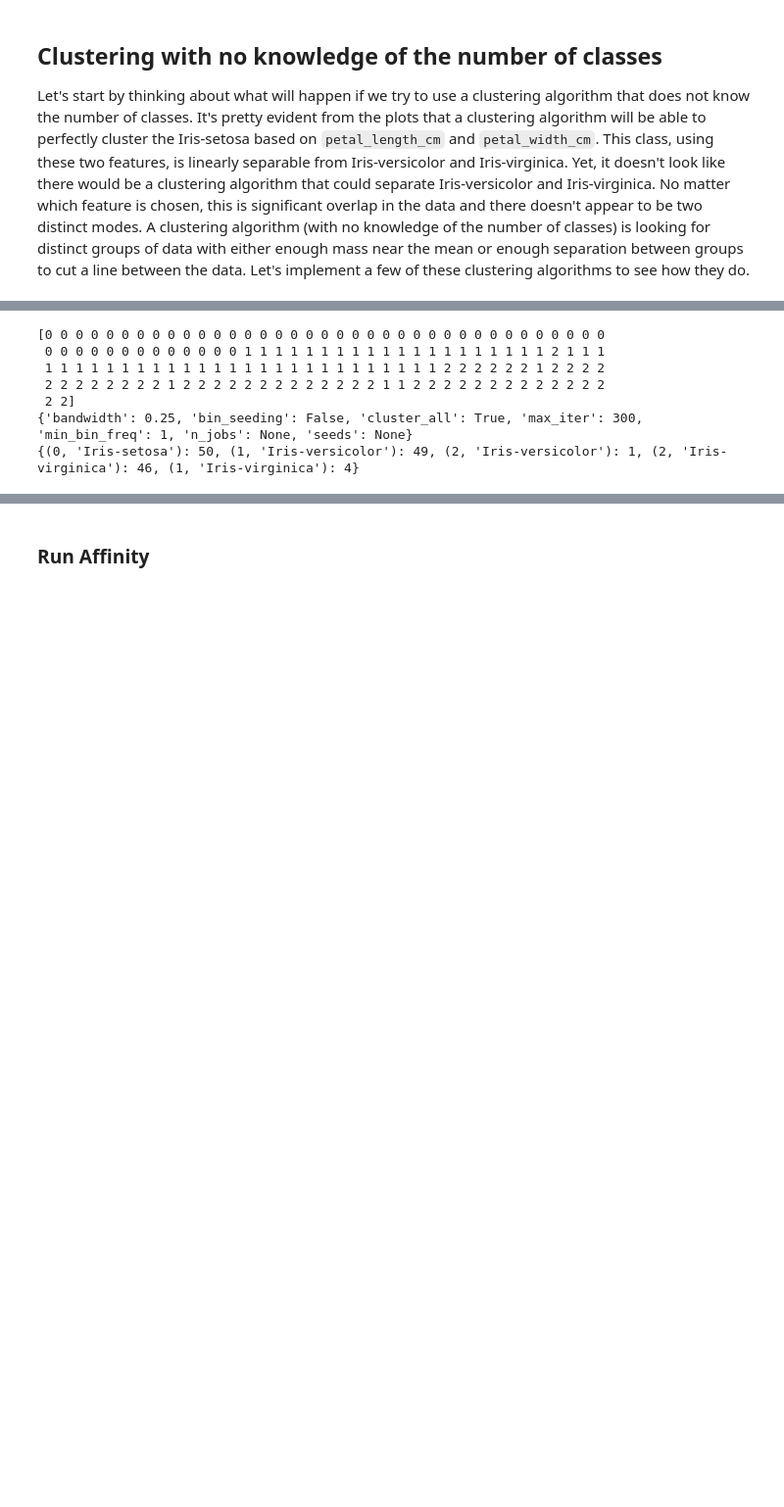
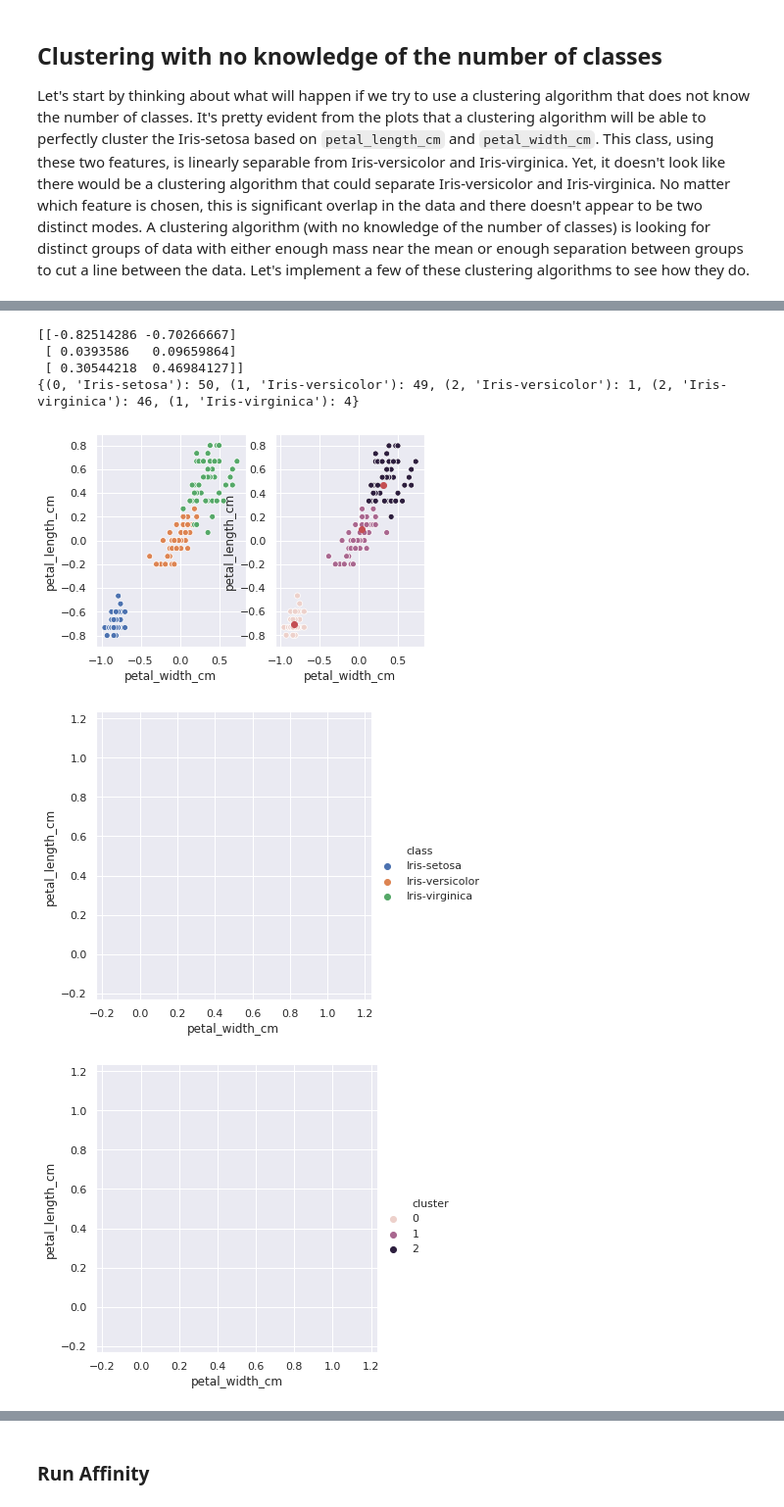
Before and after one commit to peterhillyard/ml-exploration, a Jupyter notebook: iris/explore.ipynb, the cells around one changed output, grey strips where cells are left out. Shown at 98% size. Drawn from its saved outputs; the diff is of its cells as text; code cells hidden in the pictures; blank space fills up the shorter version.

Commit message:
Added discoveries with mean shift

```diff
--- a/iris/explore.ipynb
+++ b/iris/explore.ipynb
@@ -36,36 +44,35 @@ We'll start by running the mean shift clustering algorithm.
 # %%
 d = {key: df[key] for key in ['petal_width_cm', 'petal_length_cm', 'class']}
 df_p = pd.DataFrame(data=d)
 X = df_p[['petal_length_cm', 'petal_width_cm']].values
 tfrm = RobustScaler().fit(X)
-Xsc = xfrm.transform(X)
+Xsc = tfrm.transform(X)
+# Xsc = X
 dsc = {'petal_width_cm': Xsc[:, 0], 'petal_length_cm': Xsc[:, 1], 'class': df_p['class']}
 df_p_sc = pd.DataFrame(data=dsc)
 
-clustering = MeanShift(bandwidth=0.25).fit(Xsc)
+clustering = MeanShift().fit(Xsc)
+print(clustering.cluster_centers_)
+df_p_sc['cluster'] = clustering.labels_
 
-print(clustering.labels_)
-df_p_sc['cluster'] = clustering.labels_
-print(clustering.get_params())
-
-# Questions to answer
-# How does scaling and bandwidth affect performance
 a = dict()
 for row in df_p_sc[['cluster', 'class']].values:
     tmp = (row[0], row[1])
     if tmp in a.keys():
         a[tmp] += 1
     else:
         a[tmp] = 1
 print(a)
 
-# sns.relplot(x='petal_width_cm', y='petal_length_cm', hue='class', data=df_p_sc);
-# sns.relplot(x='petal_width_cm', y='petal_length_cm', hue='cluster', data=df_p_sc);
+fig, axs = plt.subplots(1, 2)
+sns.relplot(x='petal_width_cm', y='petal_length_cm', hue='class', ax=axs[0], data=df_p_sc);
+axs[1].plot(clustering.cluster_centers_[:, 0], clustering.cluster_centers_[:, 1], 'ro');
+sns.relplot(x='petal_width_cm', y='petal_length_cm', hue='cluster', ax=axs[1], data=df_p_sc);
 # %% [output]
-[0 0 0 0 0 0 0 0 0 0 0 0 0 0 0 0 0 0 0 0 0 0 0 0 0 0 0 0 0 0 0 0 0 0 0 0 0
- 0 0 0 0 0 0 0 0 0 0 0 0 0 1 1 1 1 1 1 1 1 1 1 1 1 1 1 1 1 1 1 1 1 2 1 1 1
- 1 1 1 1 1 1 1 1 1 1 1 1 1 1 1 1 1 1 1 1 1 1 1 1 1 1 2 2 2 2 2 2 1 2 2 2 2
- 2 2 2 2 2 2 2 2 1 2 2 2 2 2 2 2 2 2 2 2 2 2 1 1 2 2 2 2 2 2 2 2 2 2 2 2 2
- 2 2]
-{'bandwidth': 0.25, 'bin_seeding': False, 'cluster_all': True, 'max_iter': 300, 'min_bin_freq': 1, 'n_jobs': None, 'seeds': None}
+[[-0.82514286 -0.70266667]
+ [ 0.0393586   0.09659864]
+ [ 0.30544218  0.46984127]]
 {(0, 'Iris-setosa'): 50, (1, 'Iris-versicolor'): 49, (2, 'Iris-versicolor'): 1, (2, 'Iris-virginica'): 46, (1, 'Iris-virginica'): 4}
+[figure, added]
+[figure, added]
+[figure, added]
```
Also changed, not shown: parts of 12 cells of this notebook.
